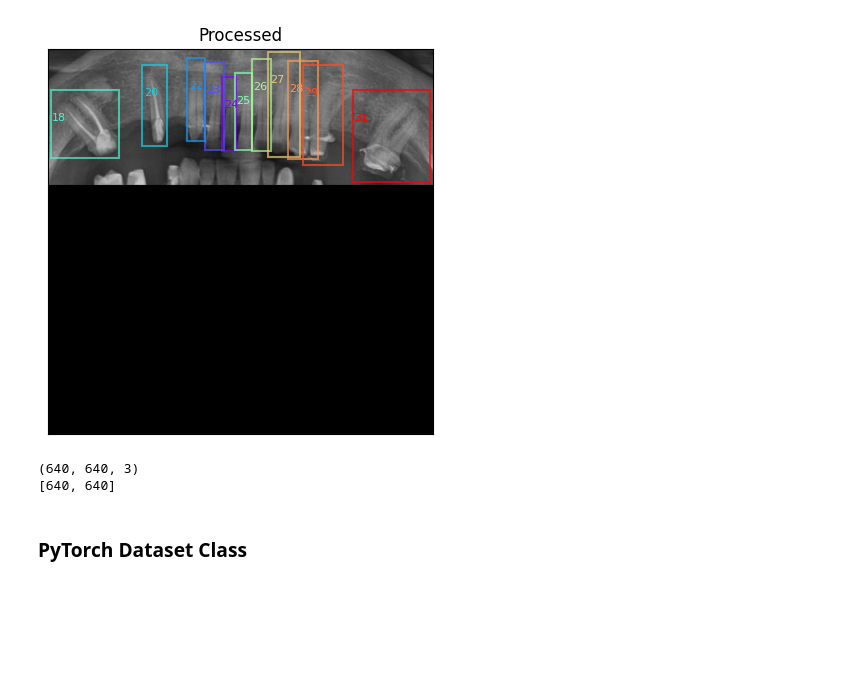
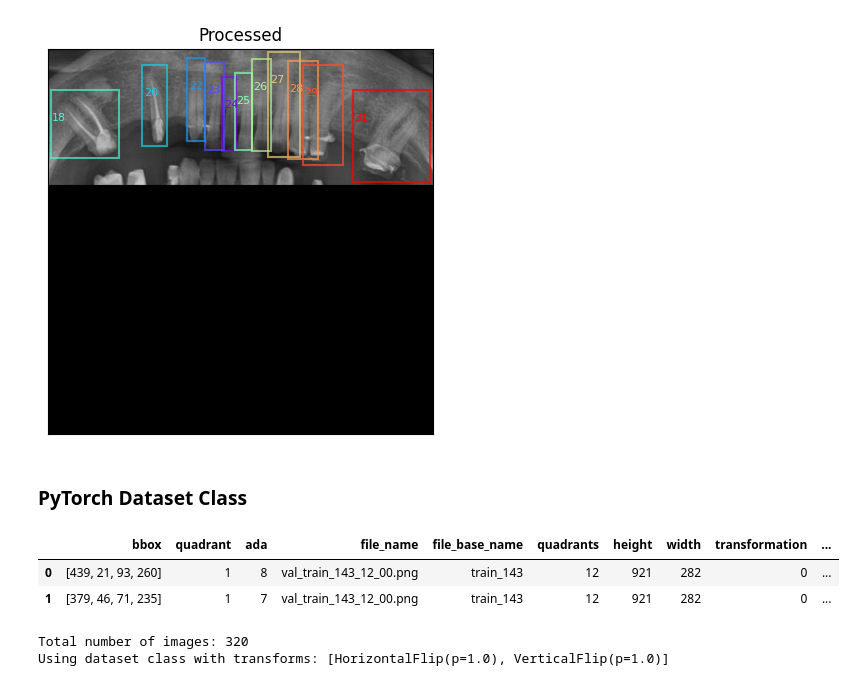
Before and after one commit to awerdich/computervision, a Jupyter notebook: notebooks/detection/07_dataset.ipynb, the cells around one changed output. Cells and saved outputs as stored; diff of their text form; code cells hidden in the pictures; blank space fills up the shorter version.

```diff
--- a/notebooks/detection/07_dataset.ipynb
+++ b/notebooks/detection/07_dataset.ipynb
@@ -224,12 +227,6 @@ ax.set(title='Processed')
 plt.show()
 # %% [output]
 [figure]
-# %%
-print(proc_image.shape)
-print(proc_size)
-# %% [output]
-(640, 640, 3)
-[640, 640]
 # %% [markdown]
 ### PyTorch Dataset Class ###
 # %%
@@ -305 +311,31 @@ class DatasetFromDF(Dataset):
+# %%
+# Alternatively, try the dataset class with the validaton set and the validation transform
+test_dir = os.path.join(xrays_dir, 'test')
+test_df_file_name = 'train_quadrant_enumeration_test_set.parquet'
+test_df_file = os.path.join(test_dir, test_df_file_name)
+test_df = pd.read_parquet(test_df_file)
+display(test_df.head(2))
+
+# Let's filter the test data to use only the combined quadrants (14 and 23)
+val_df = test_df.loc[(test_df['dset'] == 'val') & (test_df['quadrants'].isin([14, 23]))]
+val_transform = AugmentationTransform(image_width=im_size,
+                                      image_height=im_size).\
+    get_transforms('val_1')
+
+dataset = DTRdataset(data=val_df,
+                     image_processor=image_processor,
+                     image_dir=test_dir,
+                     file_name_col='file_name',
+                     label_id_col='ada',
+                     bbox_col='bbox',
+                     transforms=val_transform)
+
+print(f'Total number of images: {dataset.__len__()}')
+print(f'Using dataset class with transforms: {transforms}')
+# %% [output]
+|  | bbox | quadrant | ada | file_name | file_base_name | quadrants | height | width | transformation | ... |
+| 0 | [439, 21, 93, 260] | 1 | 8 | val_train_143_12_00.png | train_143 | 12 | 921 | 282 | 0 | ... |
+| 1 | [379, 46, 71, 235] | 1 | 7 | val_train_143_12_00.png | train_143 | 12 | 921 | 282 | 0 | ... |
+Total number of images: 320
+Using dataset class with transforms: [HorizontalFlip(p=1.0), VerticalFlip(p=1.0)]
 # %%
```
Also changed, not shown: parts of 5 cells of this notebook, 2 other files.
